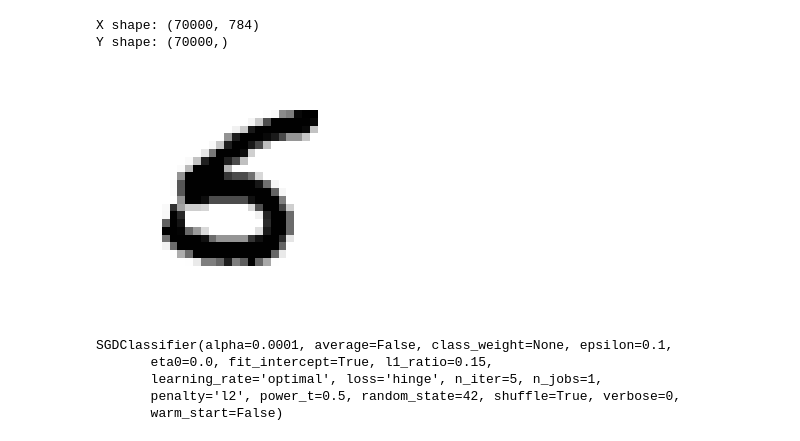
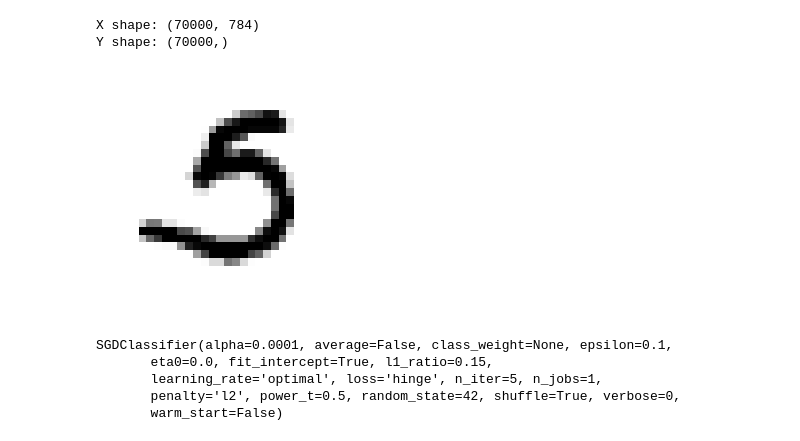
Before and after one commit to johngoddard/SciKitTFBook, a Jupyter notebook: mnist/Digits.ipynb, the cells around one changed output. Cells and saved outputs as stored; diff of their text form; code cells hidden in the pictures.

```diff
--- a/mnist/Digits.ipynb
+++ b/mnist/Digits.ipynb
@@ -24,17 +24,17 @@ Y shape: (70000,)
 # %%
 %matplotlib inline
 import matplotlib
 import matplotlib.pyplot as plt
 
-some_digit = X[31001]
+some_digit = X[31002]
 some_digit_image = some_digit.reshape(28, 28)
 
 plt.imshow(some_digit_image, cmap=matplotlib.cm.binary, interpolation='nearest')
 
 plt.axis('off')
 plt.show()
 # %% [output]
-[figure, old version]
+[figure, new version]
 # %%
 X_train, X_test, y_train, y_test = X[:60000], X[60000:], y[:60000], y[60000:]
 
```
Also changed, not shown: parts of 36 cells of this notebook, 1 other file.
